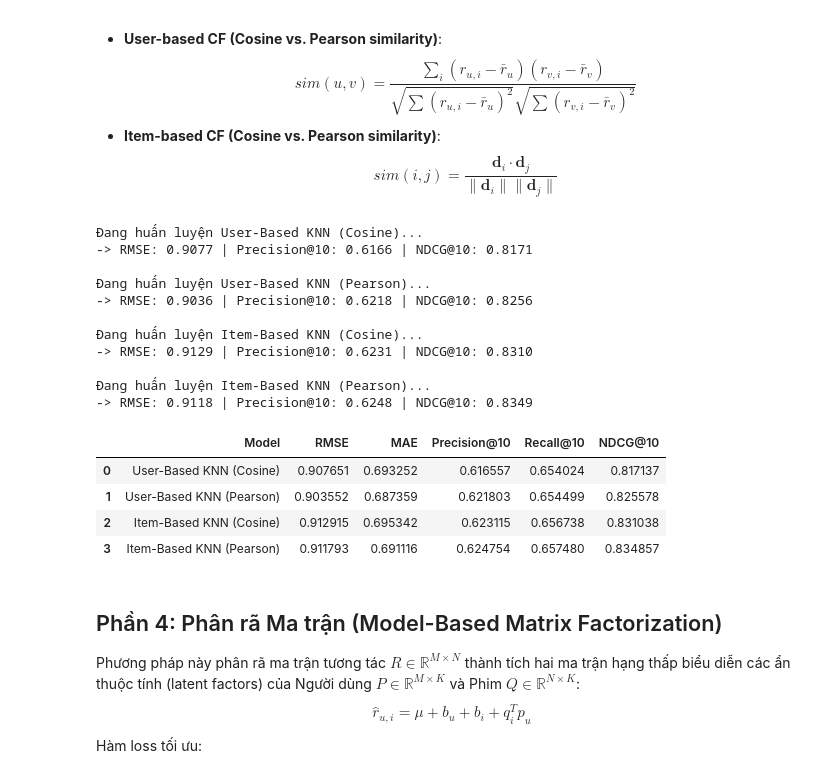
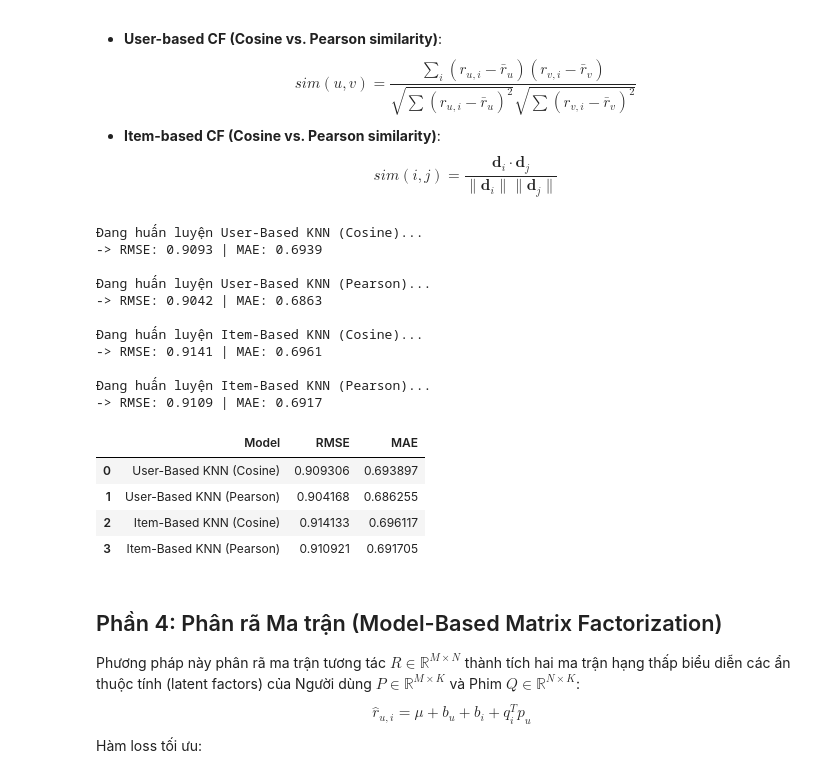
Before and after one commit to dducsw/movie-recsys, a Jupyter notebook: evaluation/machine_learning/ml_evaluation.ipynb, the cells around one changed output. Cells and saved outputs as stored; diff of their text form; code cells hidden in the pictures.

```diff
--- a/evaluation/machine_learning/ml_evaluation.ipynb
+++ b/evaluation/machine_learning/ml_evaluation.ipynb
@@ -188,15 +139,18 @@ Ta sẽ đánh giá các thuật toán KNN với hai phương pháp tiếp cận
 * **Item-based CF (Cosine vs. Pearson similarity)**:
   $$sim(i, j) = \frac{\mathbf{d}_i \cdot \mathbf{d}_j}{\|\mathbf{d}_i\| \|\mathbf{d}_j\|}$$
 # %%
+# Chia dữ liệu Train/Test explicit nhất quán từ recsys_utils
+train_df, test_df = split_data_explicit(ratings, test_size=0.2, random_state=42)
+
 # Thiết lập Reader và Dataset của Surprise
 reader = Reader(rating_scale=(0.5, 5.0))
-data = Dataset.load_from_df(ratings[['userId', 'movieId', 'rating']], reader)
-
-# Chia tập Train/Test theo tỉ lệ 80/20
-trainset, testset = surprise_train_test_split(data, test_size=0.2, random_state=42)
+# Chuyển đổi DataFrame sang định dạng Trainset và Testset của Surprise để huấn luyện đồng nhất
+trainset = Dataset.load_from_df(train_df[['userId', 'movieId', 'rating']], reader).build_full_trainset()
+testset = list(zip(test_df['userId'], test_df['movieId'], test_df['rating']))
 
 # Khởi tạo bảng lưu trữ kết quả so sánh
-results = []
+explicit_results = []
+implicit_results = []
 
 # Cấu hình các tham số KNN để thử nghiệm
 knn_configs = [
@@ -205,56 +159,48 @@ knn_configs = [
     {"name": "Item-Based KNN (Cosine)", "user_based": False, "similarity": "cosine"},
     {"name": "Item-Based KNN (Pearson)", "user_based": False, "similarity": "pearson"}
 ]
 
 for config in knn_configs:
     print(f"Đang huấn luyện {config['name']}...")
 
-    # Cấu hình độ tương đồng
     sim_options = {
         'name': config['similarity'],
         'user_based': config['user_based']
     }
 
-    # Ở đây dùng KNNWithMeans để khắc phục thiên vị trung bình chấm điểm của user
     model = KNNWithMeans(sim_options=sim_options, verbose=False)
     model.fit(trainset)
 
-    # Dự đoán trên tập Test
     predictions = model.test(testset)
 
-    # Tính các chỉ số
-    rmse = accuracy.rmse(predictions, verbose=False)
-    mae = accuracy.mae(predictions, verbose=False)
-    precision_k, recall_k, ndcg_k = precision_recall_ndcg_at_k(predictions, k=10, threshold=3.5)
+    # Đo lường bằng RMSE và MAE trên explicit pipeline
+    rmse, mae = evaluate_explicit([(true_r, est) for _, _, true_r, est, _ in predictions])
 
-    results.append({
+    explicit_results.append({
         "Model": config['name'],
         "RMSE": rmse,
-        "MAE": mae,
-        "Precision@10": precision_k,
-        "Recall@10": recall_k,
-        "NDCG@10": ndcg_k
+        "MAE": mae
     })
-    print(f"-> RMSE: {rmse:.4f} | Precision@10: {precision_k:.4f} | NDCG@10: {ndcg_k:.4f}\n")
+    print(f"-> RMSE: {rmse:.4f} | MAE: {mae:.4f}\n")
 
-pd.DataFrame(results)
+pd.DataFrame(explicit_results)
 # %% [output]
 Đang huấn luyện User-Based KNN (Cosine)...
--> RMSE: 0.9077 | Precision@10: 0.6166 | NDCG@10: 0.8171
+-> RMSE: 0.9093 | MAE: 0.6939
 
 Đang huấn luyện User-Based KNN (Pearson)...
--> RMSE: 0.9036 | Precision@10: 0.6218 | NDCG@10: 0.8256
+-> RMSE: 0.9042 | MAE: 0.6863
 
 Đang huấn luyện Item-Based KNN (Cosine)...
--> RMSE: 0.9129 | Precision@10: 0.6231 | NDCG@10: 0.8310
+-> RMSE: 0.9141 | MAE: 0.6961
 
 Đang huấn luyện Item-Based KNN (Pearson)...
--> RMSE: 0.9118 | Precision@10: 0.6248 | NDCG@10: 0.8349
+-> RMSE: 0.9109 | MAE: 0.6917
-|  | Model | RMSE | MAE | Precision@10 | Recall@10 | NDCG@10 |
-| 0 | User-Based KNN (Cosine) | 0.907651 | 0.693252 | 0.616557 | 0.654024 | 0.817137 |
-| 1 | User-Based KNN (Pearson) | 0.903552 | 0.687359 | 0.621803 | 0.654499 | 0.825578 |
-| 2 | Item-Based KNN (Cosine) | 0.912915 | 0.695342 | 0.623115 | 0.656738 | 0.831038 |
-| 3 | Item-Based KNN (Pearson) | 0.911793 | 0.691116 | 0.624754 | 0.657480 | 0.834857 |
+|  | Model | RMSE | MAE |
+| 0 | User-Based KNN (Cosine) | 0.909306 | 0.693897 |
+| 1 | User-Based KNN (Pearson) | 0.904168 | 0.686255 |
+| 2 | Item-Based KNN (Cosine) | 0.914133 | 0.696117 |
+| 3 | Item-Based KNN (Pearson) | 0.910921 | 0.691705 |
 # %% [markdown]
 ## Phần 4: Phân rã Ma trận (Model-Based Matrix Factorization)
 
```
Also changed, not shown: parts of 16 cells of this notebook, 18 other files.
